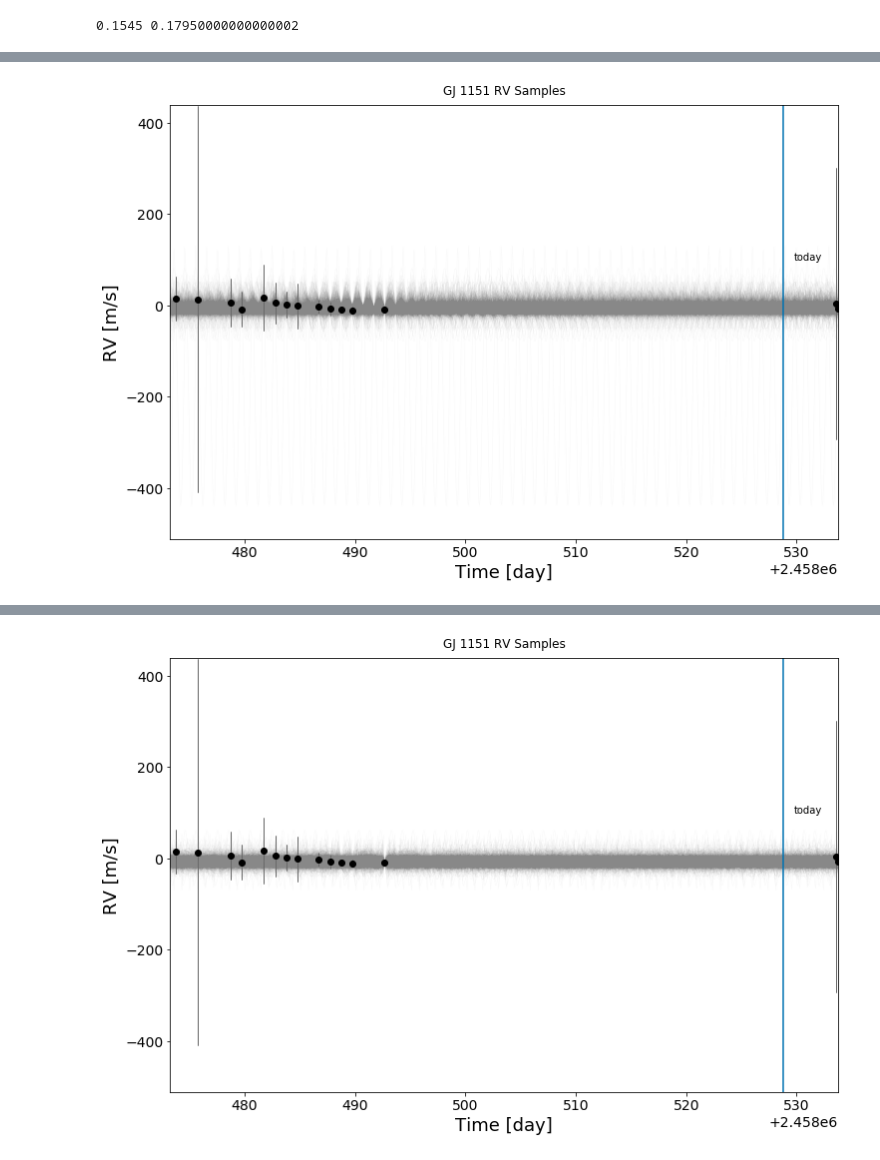
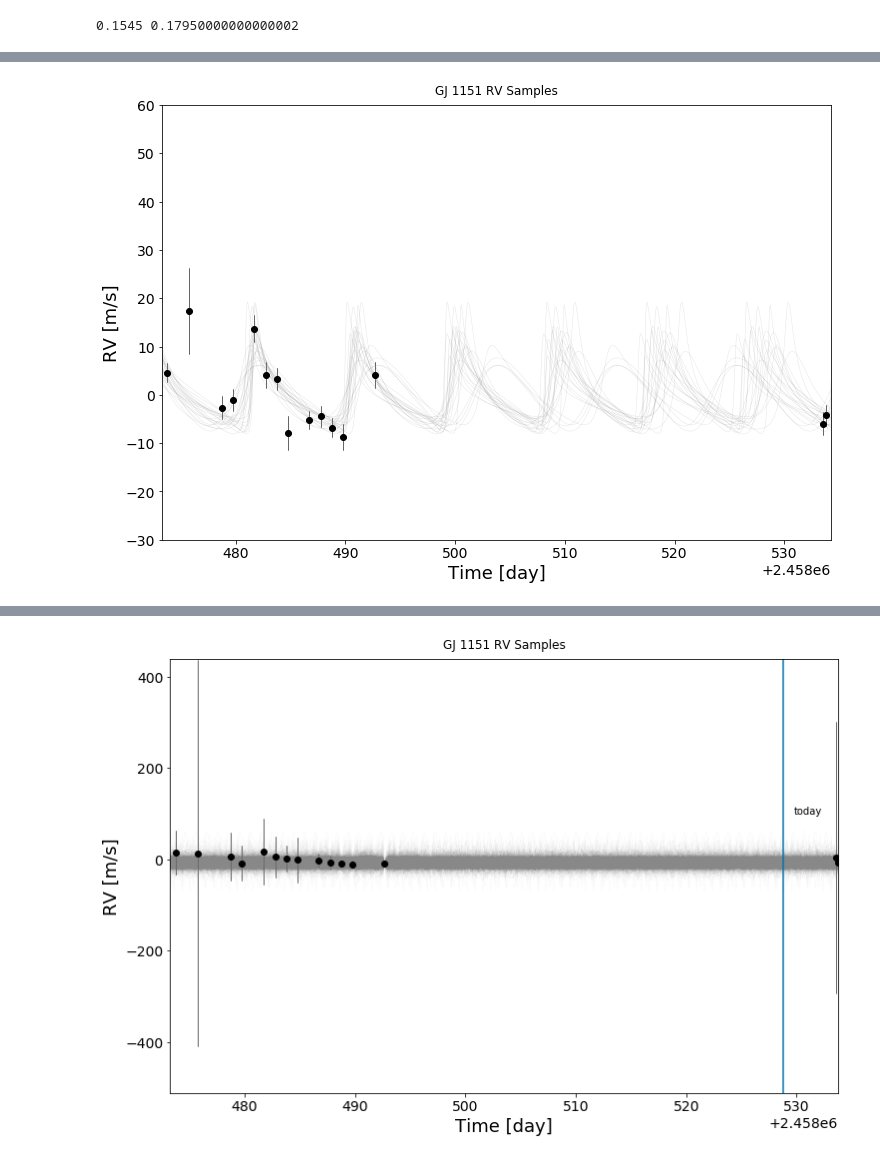
Before and after one commit to benjaminpope/video, a Jupyter notebook: notebooks/fit_rvs.ipynb, the cells around one changed output, grey strips where cells are left out. Drawn from its saved outputs; the diff is of its cells as text; code cells hidden in the pictures.

```diff
--- a/notebooks/fit_rvs.ipynb
+++ b/notebooks/fit_rvs.ipynb
@@ -38,5 +44,10 @@ results_rvs.png     results_video.hdf5
 # %%
 fname = '../data/rvs_feb.csv'
-fname_old = '../data/rvs_new.csv'
+fname_old = '../rvs_old.csv'
+fname_new = '../rvs_feb.csv'
+fname_new = '../rvs0.csv'
+fname = '../rvs.csv'
+fname = '../data/rvs_fixed.csv'
 data = Table.read(fname)
 data_old = Table.read(fname_old)
+data_new = Table.read(fname_new)
@@ -220,7 +265,8 @@ figure.gca().annotate("GJ 1151 Short Period Limits",fontsize=20,
 # %%
 # do without trend
-params = JokerParams(P_min=0.5*u.day, P_max=200*u.day)
-params = JokerParams(P_min=0.9*u.day, P_max=1.1*u.day)
+params = JokerParams(P_min=0.5*u.day, P_max=20*u.day)
+# params = JokerParams(P_min=0.95*u.day, P_max=1.05*u.day)
+
 joker = TheJoker(params)
-samples_long = joker.rejection_sample(data, n_prior_samples=2**14)
+samples_long = joker.rejection_sample(data, n_prior_samples=2**20)
 # %% [output]
@@ -229,7 +274,7 @@ INFO: 6948 good samples after rejection sampling [thejoker.sampler.sampler]
 # %%
 %%time
 fig = plt.figure(figsize=(12.0,8.0))
-t_grid = np.linspace(t.min()-0.5, t.min()+60., 1024) # 55 days since 10 dec
+t_grid = np.linspace(t.min()-0.5, t.max()+0.5, 1024) # 55 days since 10 dec
 
 ax = data.plot() # doctest: +SKIP
 # data_old.plot(color=colours[2])
@@ -238,11 +283,12 @@ plot_rv_curves(samples_long[:2048], t_grid, rv_unit=u.m/u.s, data=data, ax=ax,
 plt.title('GJ 1151 RV Samples',y=1.01)
 ax.set_xlabel("Time [day]") # doctest: +SKIP
 ax.set_ylabel("RV [m/s]") # doctest: +SKIP
-ax.set_xlim(t.min()-0.5,t.min()+60.)
-ax.set_ylim((rv-err).min().value-2.-100,(rv+err).max().value+2.)
-plt.axvline(t.min()+55)
-plt.text(t.min()+56,100,'today')
-# plt.savefig('gj1151b_samples_long.png',bbox_inches='tight')
+# ax.set_xlim(t.min()-0.5,t.min()+60.)
+# ax.set_ylim((rv-err).min().value-2.-100,(rv+err).max().value+2.)
+plt.ylim(-30,60)
+# plt.axvline(t.min()+55)
+# plt.text(t.min()+56,100,'today')
+# plt.savefig('gj1151b_samples_new.png',bbox_inches='tight')
 # plt.savefig('gj1151b_samples.eps',bbox_inches='tight')
 # plt.savefig('gj1151b_samples.pdf',bbox_inches='tight')
 # %% [output]
@@ -251,4 +297,4 @@ Wall time: 4.09 s
-[figure, old version]
+[figure, new version]
 # %%
 %%time
 fig = plt.figure(figsize=(12.0,8.0))
```
Also changed, not shown: parts of 25 cells of this notebook, 8 other files.
